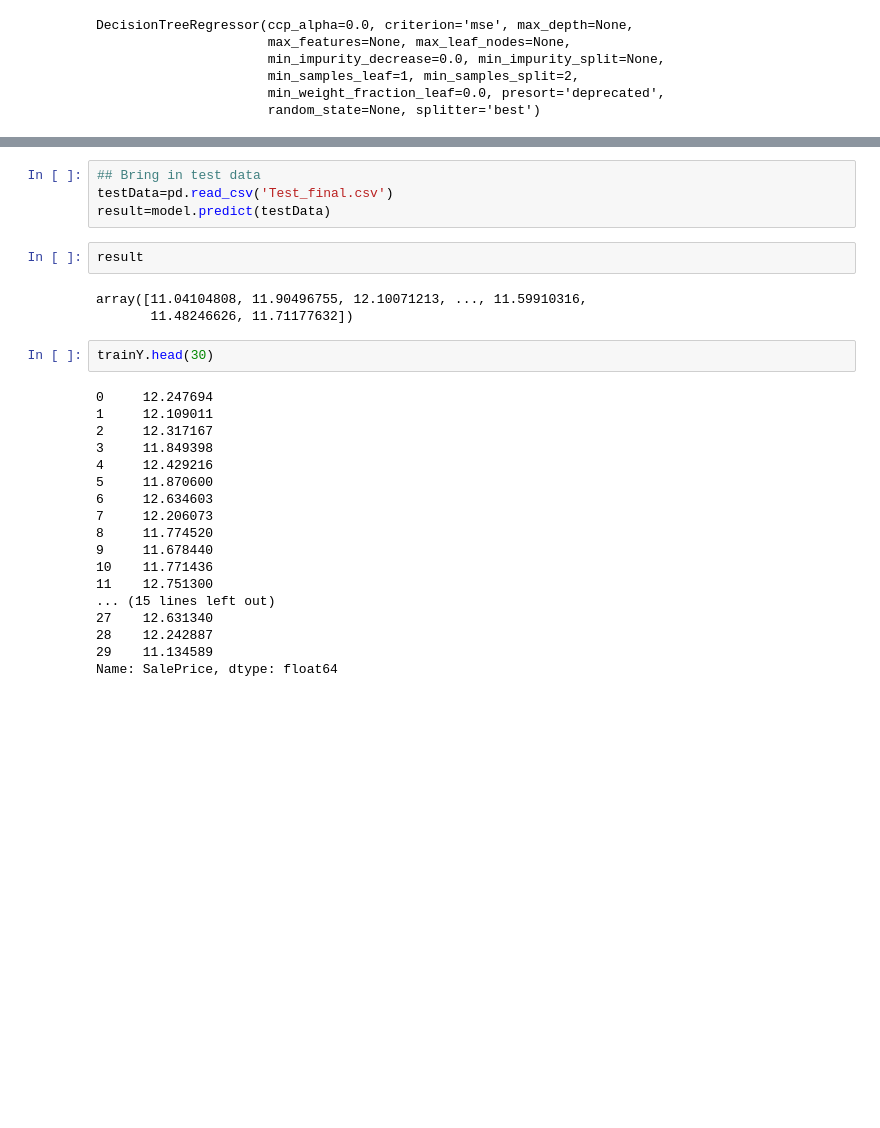
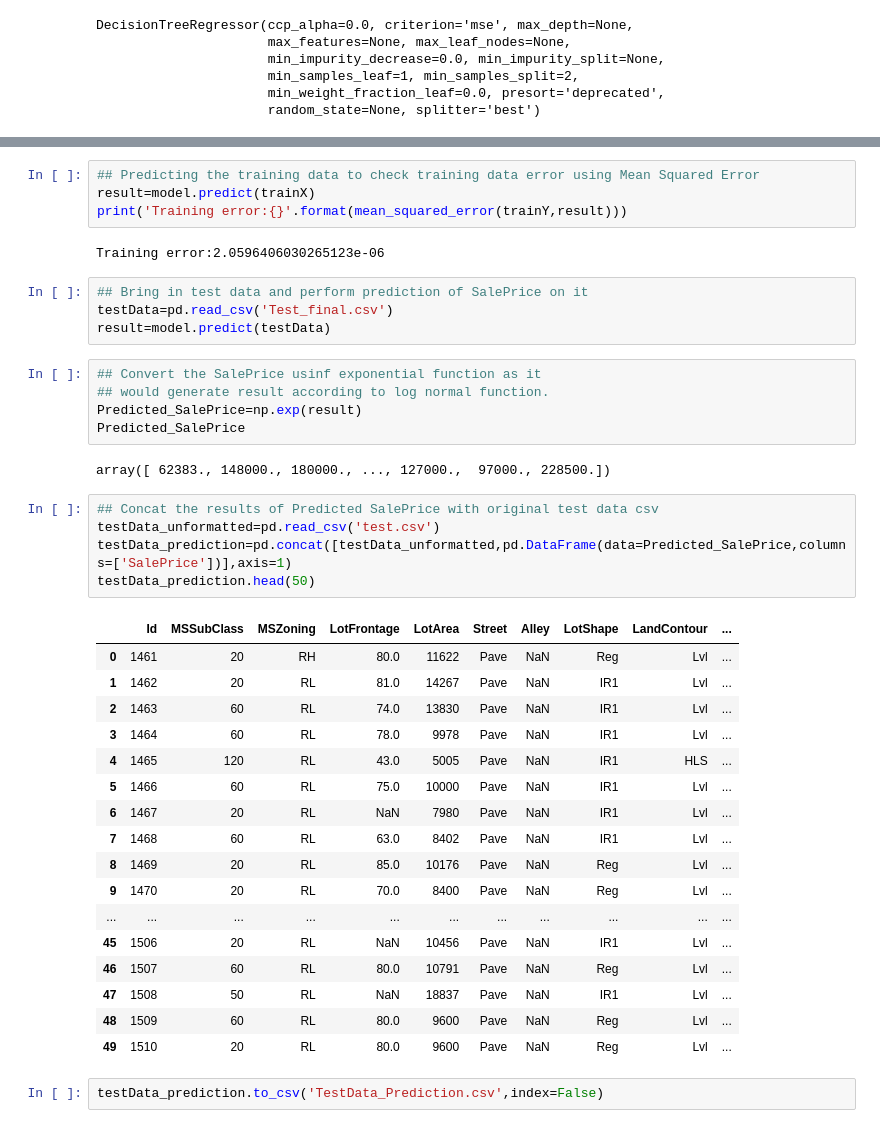
Before and after one commit to shashankbhagat/House-Price-Prediction, a Jupyter notebook: Regression_Model.ipynb, the cells around one changed output, grey strips where cells are left out. Drawn from its saved outputs; the diff is of its cells as text; blank space fills up the shorter version.

```diff
--- a/Regression_Model.ipynb
+++ b/Regression_Model.ipynb
@@ -45,29 +48,42 @@ result=model.predict(trainX)
+# %%
+## Predicting the training data to check training data error using Mean Squared Error
+result=model.predict(trainX)
+print('Training error:{}'.format(mean_squared_error(trainY,result)))
+# %% [output]
+Training error:2.0596406030265123e-06
 # %%
-## Bring in test data
+## Bring in test data and perform prediction of SalePrice on it
 testData=pd.read_csv('Test_final.csv')
 result=model.predict(testData)
-# %%
-result
-# %% [output]
-array([11.04104808, 11.90496755, 12.10071213, ..., 11.59910316,
-       11.48246626, 11.71177632])
-# %%
-trainY.head(30)
-# %% [output]
-0     12.247694
-1     12.109011
-2     12.317167
-3     11.849398
-4     12.429216
-5     11.870600
-6     12.634603
-7     12.206073
-8     11.774520
-9     11.678440
-10    11.771436
-11    12.751300
-... (15 lines left out)
-27    12.631340
-28    12.242887
-29    11.134589
-Name: SalePrice, dtype: float64
+# %%
+## Convert the SalePrice usinf exponential function as it
+## would generate result according to log normal function.
+Predicted_SalePrice=np.exp(result)
+Predicted_SalePrice
+# %% [output]
+array([ 62383., 148000., 180000., ..., 127000.,  97000., 228500.])
+# %%
+## Concat the results of Predicted SalePrice with original test data csv
+testData_unformatted=pd.read_csv('test.csv')
+testData_prediction=pd.concat([testData_unformatted,pd.DataFrame(data=Predicted_SalePrice,columns=['SalePrice'])],axis=1)
+testData_prediction.head(50)
+# %% [output]
+|  | Id | MSSubClass | MSZoning | LotFrontage | LotArea | Street | Alley | LotShape | LandContour | ... |
+| 0 | 1461 | 20 | RH | 80.0 | 11622 | Pave | NaN | Reg | Lvl | ... |
+| 1 | 1462 | 20 | RL | 81.0 | 14267 | Pave | NaN | IR1 | Lvl | ... |
+| 2 | 1463 | 60 | RL | 74.0 | 13830 | Pave | NaN | IR1 | Lvl | ... |
+| 3 | 1464 | 60 | RL | 78.0 | 9978 | Pave | NaN | IR1 | Lvl | ... |
+| 4 | 1465 | 120 | RL | 43.0 | 5005 | Pave | NaN | IR1 | HLS | ... |
+| 5 | 1466 | 60 | RL | 75.0 | 10000 | Pave | NaN | IR1 | Lvl | ... |
+| 6 | 1467 | 20 | RL | NaN | 7980 | Pave | NaN | IR1 | Lvl | ... |
+| 7 | 1468 | 60 | RL | 63.0 | 8402 | Pave | NaN | IR1 | Lvl | ... |
+| 8 | 1469 | 20 | RL | 85.0 | 10176 | Pave | NaN | Reg | Lvl | ... |
+| 9 | 1470 | 20 | RL | 70.0 | 8400 | Pave | NaN | Reg | Lvl | ... |
+| ... | ... | ... | ... | ... | ... | ... | ... | ... | ... | ... |
+| 45 | 1506 | 20 | RL | NaN | 10456 | Pave | NaN | IR1 | Lvl | ... |
+| 46 | 1507 | 60 | RL | 80.0 | 10791 | Pave | NaN | Reg | Lvl | ... |
+| 47 | 1508 | 50 | RL | NaN | 18837 | Pave | NaN | IR1 | Lvl | ... |
+| 48 | 1509 | 60 | RL | 80.0 | 9600 | Pave | NaN | Reg | Lvl | ... |
+| 49 | 1510 | 20 | RL | 80.0 | 9600 | Pave | NaN | Reg | Lvl | ... |
+# %%
+testData_prediction.to_csv('TestData_Prediction.csv',index=False)
```
Also changed, not shown: parts of 4 cells of this notebook.
